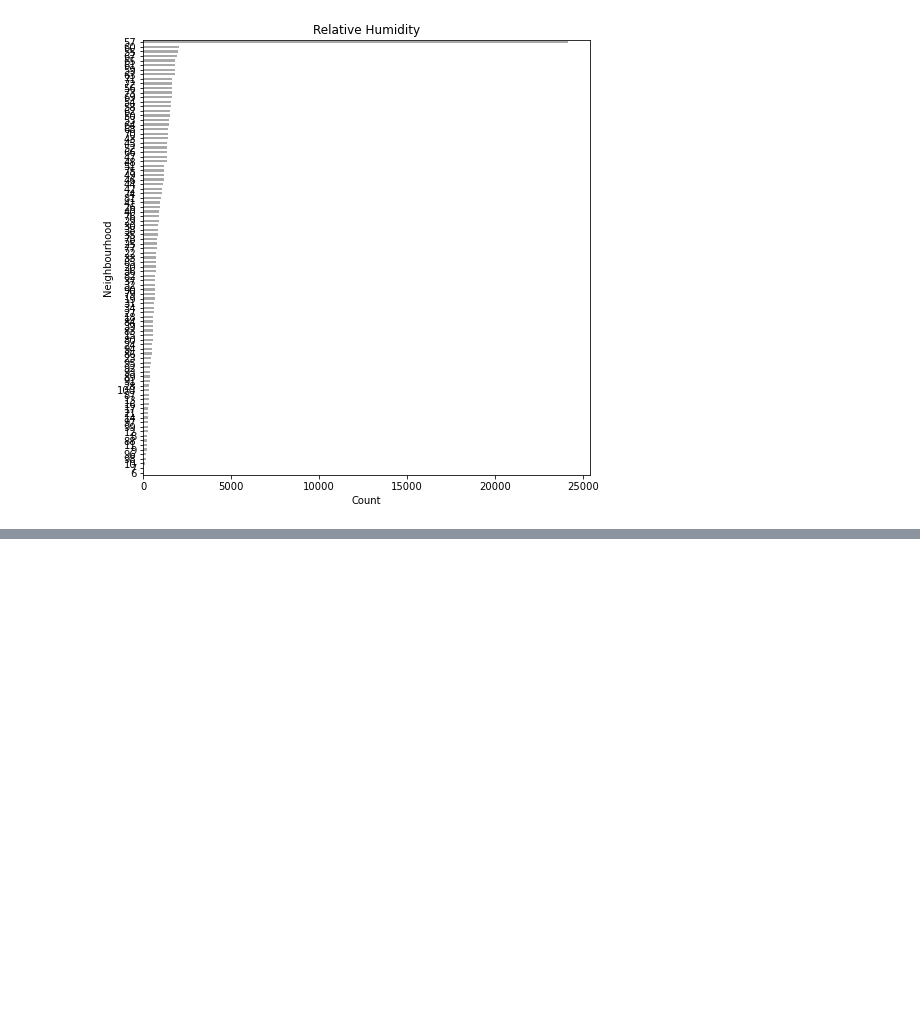
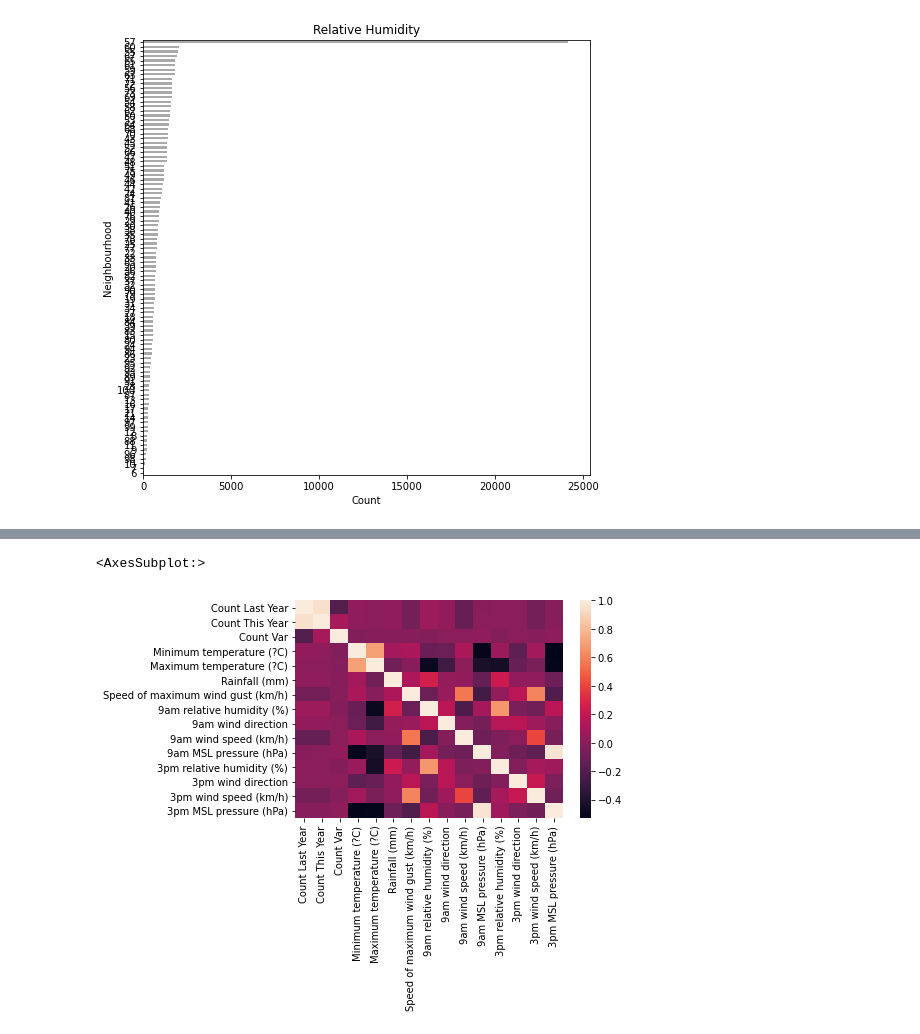
Before and after one commit to joshjovanov/BUSA3021-Final, a Jupyter notebook: Stockland.ipynb, the cells around one changed output, grey strips where cells are left out. Cells and saved outputs as stored; diff of their text form; code cells hidden in the pictures; blank space fills up the shorter version.

```diff
--- a/Stockland.ipynb
+++ b/Stockland.ipynb
@@ -85,0 +110,9 @@ memory usage: 20.8+ MB
+# %%
+corr = x1.corr()
+
+sns.heatmap(corr,
+           xticklabels = corr.columns,
+           yticklabels = corr.columns)
+# %% [output]
+<AxesSubplot:>
+[figure, added]
```
Also changed, not shown: parts of 10 cells of this notebook.
